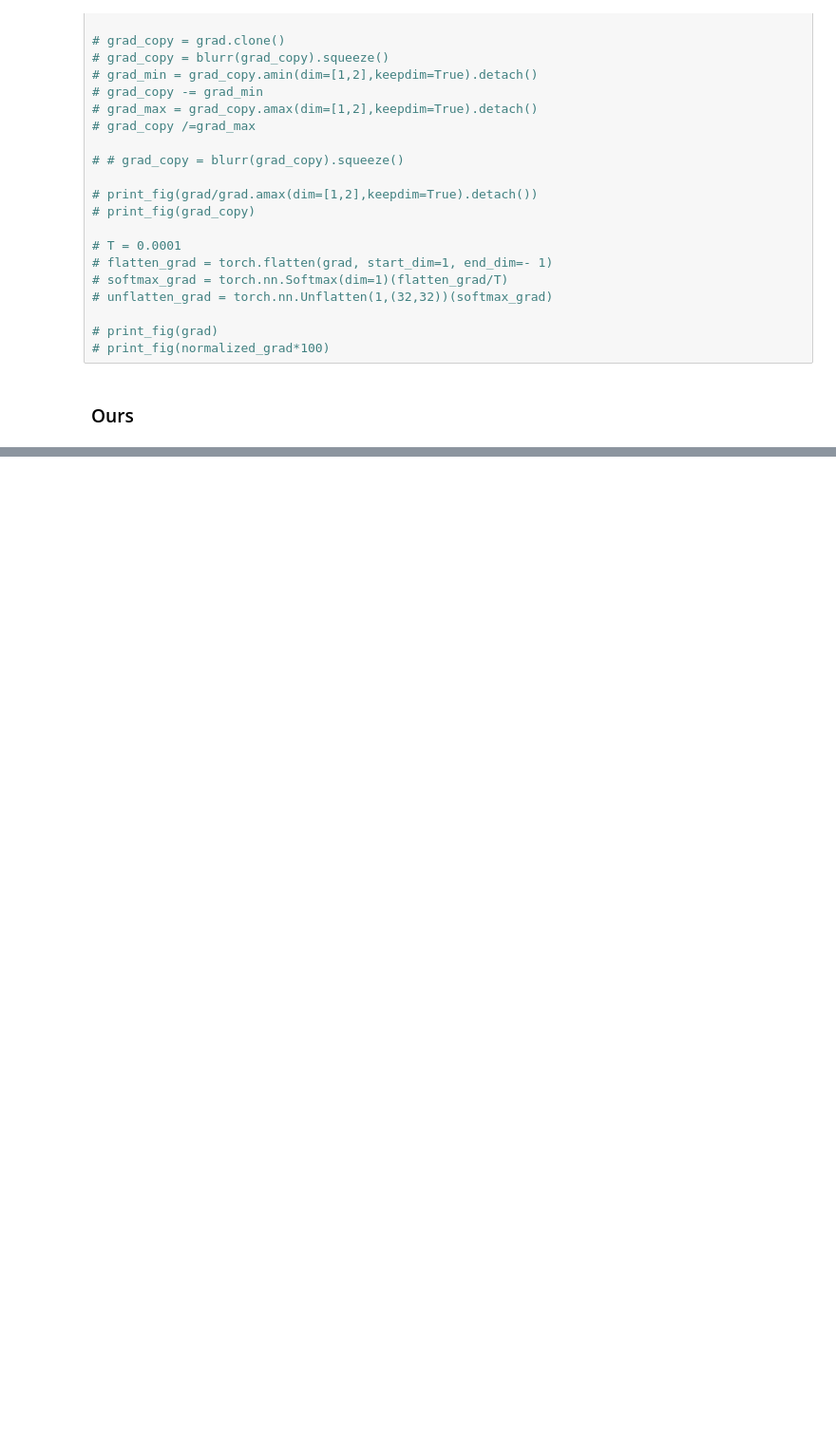
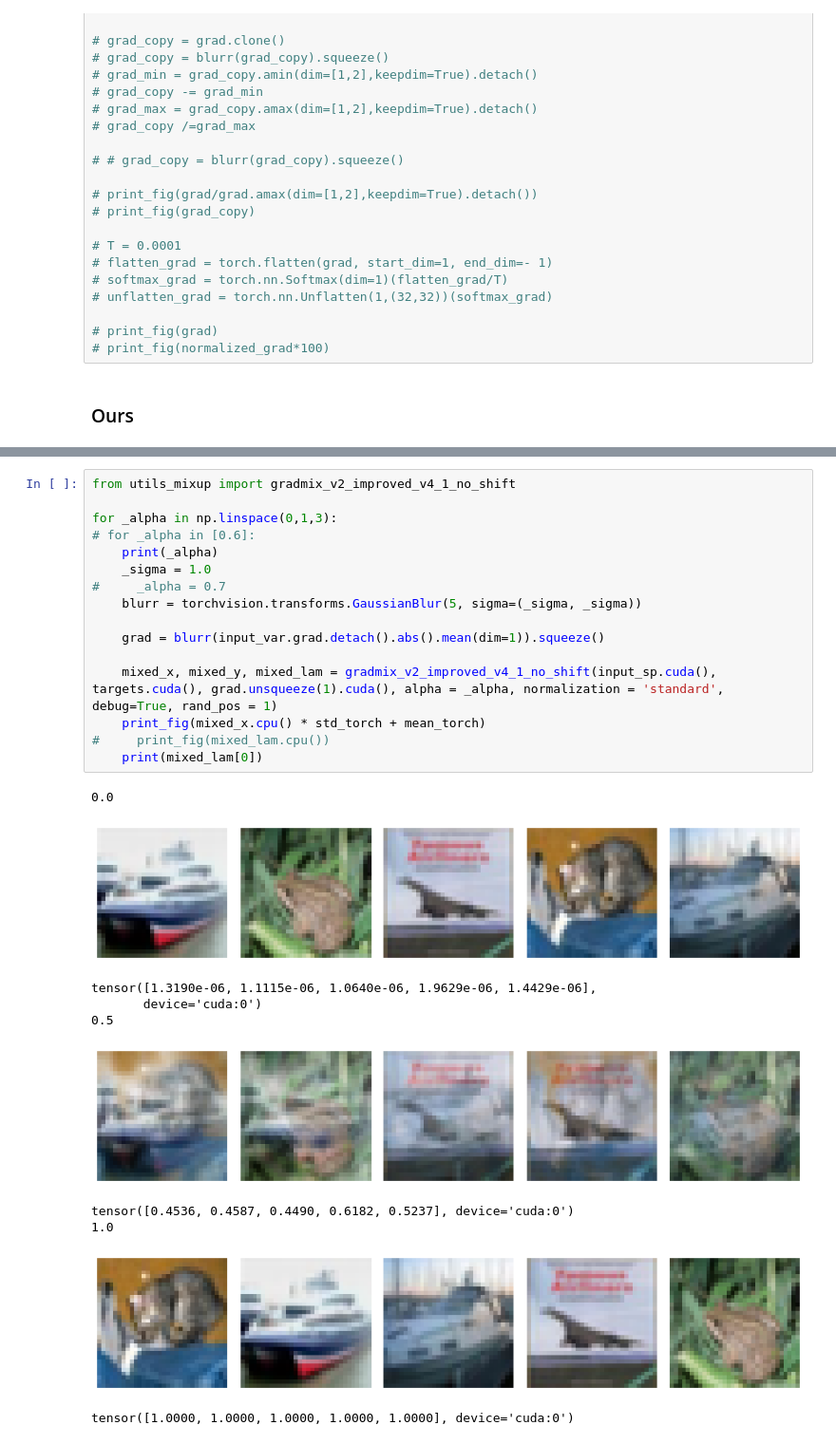
Before and after one commit to averyma/best-mix, a Jupyter notebook: notebook/ours-visualization-cifar10.ipynb, the cells around one changed output, grey strips where cells are left out. Shown at 95% size. Saved outputs shown, nothing was run; the diff lists cells and outputs as text; blank space fills up the shorter version.

```diff
--- a/notebook/ours-visualization-cifar10.ipynb
+++ b/notebook/ours-visualization-cifar10.ipynb
@@ -157,0 +207,27 @@ for _alpha in np.linspace(0,1,11):
+# %%
+from utils_mixup import gradmix_v2_improved_v4_1_no_shift
+
+for _alpha in np.linspace(0,1,3):
+# for _alpha in [0.6]:
+    print(_alpha)
+    _sigma = 1.0
+#     _alpha = 0.7
+    blurr = torchvision.transforms.GaussianBlur(5, sigma=(_sigma, _sigma))
+
+    grad = blurr(input_var.grad.detach().abs().mean(dim=1)).squeeze()
+
+    mixed_x, mixed_y, mixed_lam = gradmix_v2_improved_v4_1_no_shift(input_sp.cuda(), targets.cuda(), grad.unsqueeze(1).cuda(), alpha = _alpha, normalization = 'standard', debug=True, rand_pos = 1)
+    print_fig(mixed_x.cpu() * std_torch + mean_torch)
+#     print_fig(mixed_lam.cpu())
+    print(mixed_lam[0])
+# %% [output]
+0.0
+[figure, added]
+tensor([1.3190e-06, 1.1115e-06, 1.0640e-06, 1.9629e-06, 1.4429e-06],
+       device='cuda:0')
+0.5
+[figure, added]
+tensor([0.4536, 0.4587, 0.4490, 0.6182, 0.5237], device='cuda:0')
+1.0
+[figure, added]
+tensor([1.0000, 1.0000, 1.0000, 1.0000, 1.0000], device='cuda:0')
```
Also changed, not shown: parts of 3 cells of this notebook, 4 other files.
